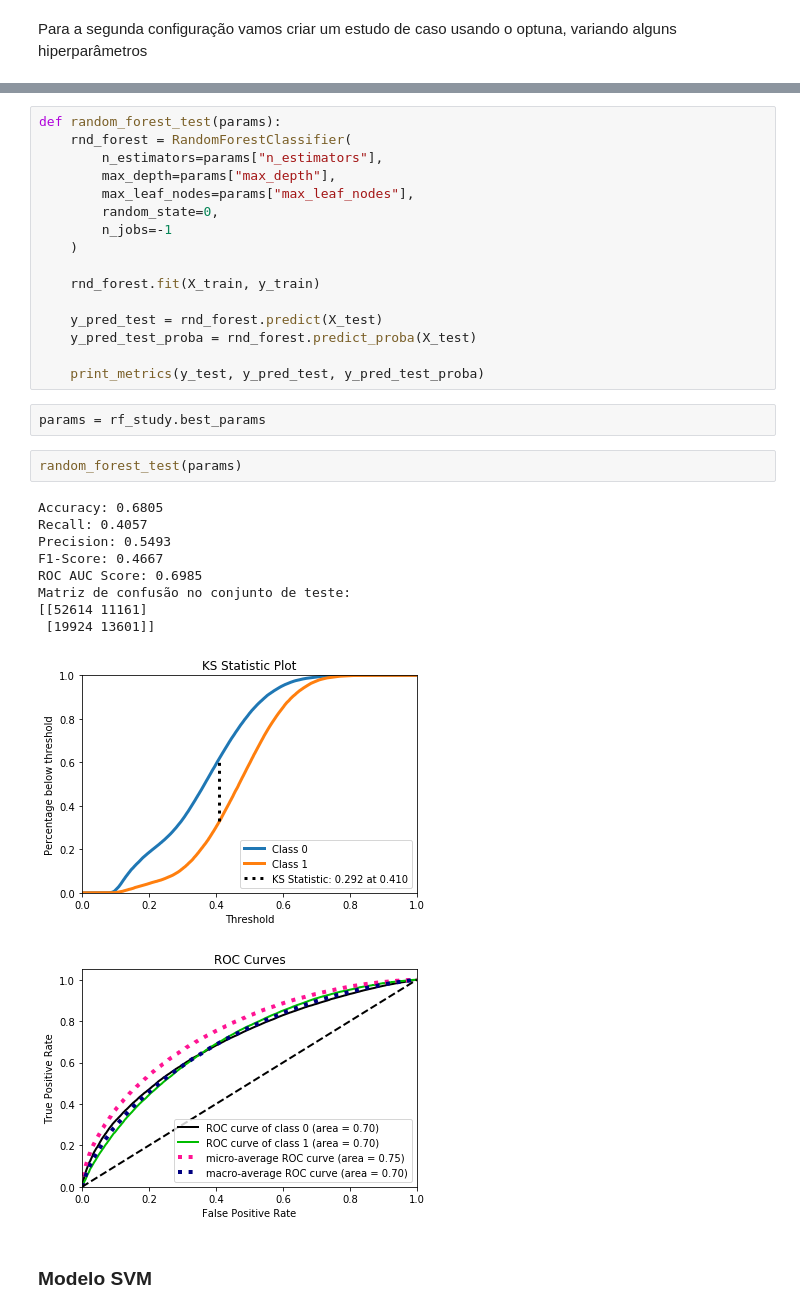
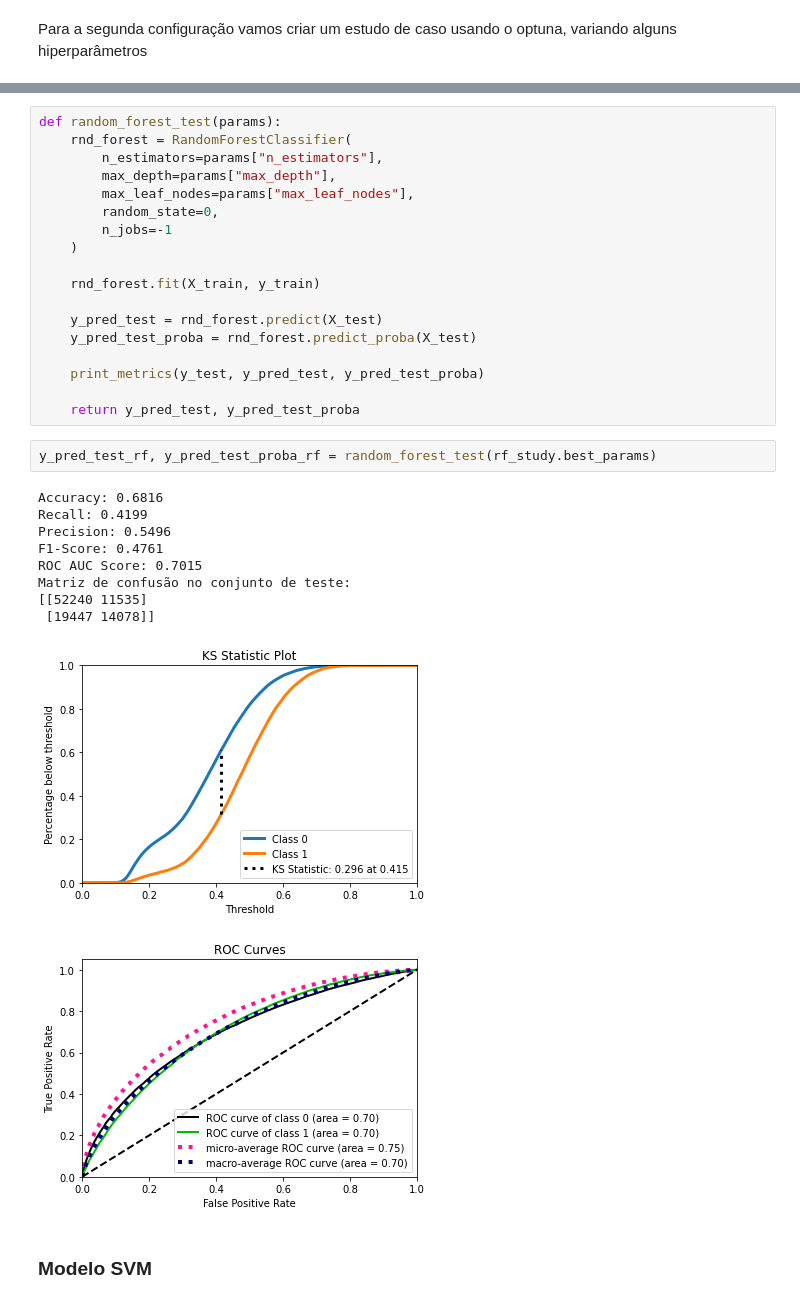
Before and after one commit to KilnerJhow/redes-neurais, a Jupyter notebook: projeto_redes_neurais.ipynb, the cells around one changed output, grey strips where cells are left out. Drawn from its saved outputs; the diff is of its cells as text.

```diff
--- a/projeto_redes_neurais.ipynb
+++ b/projeto_redes_neurais.ipynb
@@ -532,21 +552,21 @@ def random_forest_test(params):
     y_pred_test_proba = rnd_forest.predict_proba(X_test)
 
     print_metrics(y_test, y_pred_test, y_pred_test_proba)
+
+    return y_pred_test, y_pred_test_proba
 # %%
-params = rf_study.best_params
+y_pred_test_rf, y_pred_test_proba_rf = random_forest_test(rf_study.best_params)
+# %% [output]
+Accuracy: 0.6816
+Recall: 0.4199
+Precision: 0.5496
+F1-Score: 0.4761
+ROC AUC Score: 0.7015
+Matriz de confusão no conjunto de teste:
+[[52240 11535]
+ [19447 14078]]
+[figure, added]
+[figure, added]
-# %%
-random_forest_test(params)
-# %% [output]
-Accuracy: 0.6805
-Recall: 0.4057
-Precision: 0.5493
-F1-Score: 0.4667
-ROC AUC Score: 0.6985
-Matriz de confusão no conjunto de teste:
-[[52614 11161]
- [19924 13601]]
-[figure, removed]
-[figure, removed]
 # %% [markdown]
 ### Modelo SVM
 # %% [markdown]
```
Also changed, not shown: parts of 76 cells of this notebook.
